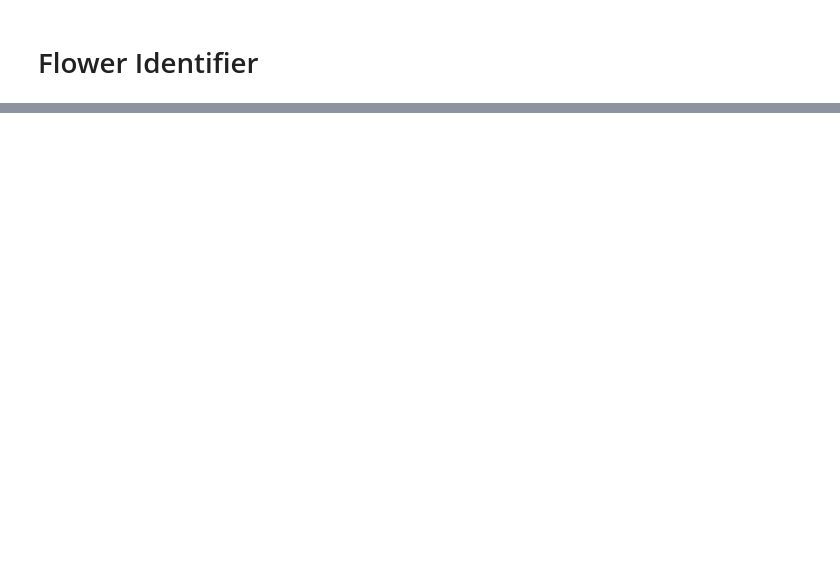
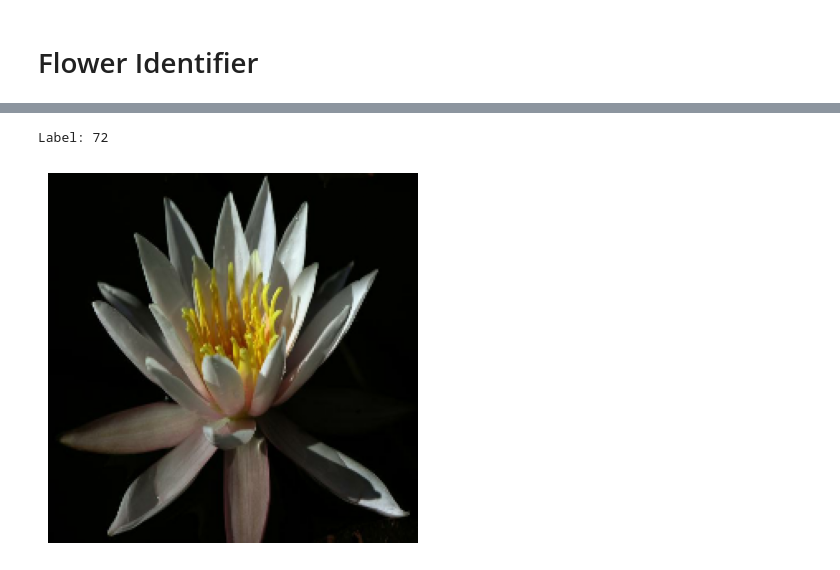
Before and after one commit to shanjali/Flower-Identifier, a Jupyter notebook: flower_finetuned_model.ipynb, the cells around one changed output, grey strips where cells are left out. Drawn from its saved outputs; the diff is of its cells as text; code cells hidden in the pictures; blank space fills up the shorter version.

Commit message:
Added data augmentation and exploratory analysis

```diff
--- a/flower_finetuned_model.ipynb
+++ b/flower_finetuned_model.ipynb
@@ -16,10 +65,33 @@ def preprocess_image(image, label):
     image = tf.image.resize(image, (IMG_SIZE, IMG_SIZE))  # Resize the image to 224x224
     image = tf.cast(image, tf.float32) / 255.0  # Normalize the pixel values to [0, 1]
     return image, label
-# %%
-train_dataset = train_dataset.map(preprocess_image).batch(32).prefetch(tf.data.AUTOTUNE)
-test_dataset = test_dataset.map(preprocess_image).batch(32).prefetch(tf.data.AUTOTUNE)
-val_dataset = val_dataset.map(preprocess_image).batch(32).prefetch(tf.data.AUTOTUNE)
+# %%
+# Data augmentation pipeline for training data
+data_augmentation = tf.keras.Sequential([
+    tf.keras.layers.RandomFlip('horizontal'),  # Flip horizontally
+    tf.keras.layers.RandomRotation(0.2),      # Rotate by a random angle
+    tf.keras.layers.RandomZoom(0.2),          # Zoom in or out by a random factor
+])
+# %%
+BATCH_SIZE = 32
+
+train_dataset = train_dataset.map(preprocess_image)
+train_dataset = train_dataset.map(lambda x, y: (data_augmentation(x), y))  # Apply augmentation
+train_dataset = train_dataset.shuffle(1024).batch(BATCH_SIZE).prefetch(tf.data.AUTOTUNE)
+
+
+val_dataset = val_dataset.map(preprocess_image).batch(BATCH_SIZE).prefetch(tf.data.AUTOTUNE)
+test_dataset = test_dataset.map(preprocess_image).batch(BATCH_SIZE).prefetch(tf.data.AUTOTUNE)
+# %%
+# Check a sample image after preprocessing
+for image, label in train_dataset.take(1):  # Take 1 batch
+    print(f'Label: {label.numpy()}')
+    plt.imshow(image.numpy())
+    plt.axis('off')
+    plt.show()
+# %% [output]
+Label: 72
+[figure, added]
 # %%
 # Load model
 base_model = tf.keras.applications.MobileNetV2(weights='imagenet', include_top=False, input_shape=(224, 224, 3))
```
Also changed, not shown: parts of 10 cells of this notebook.
